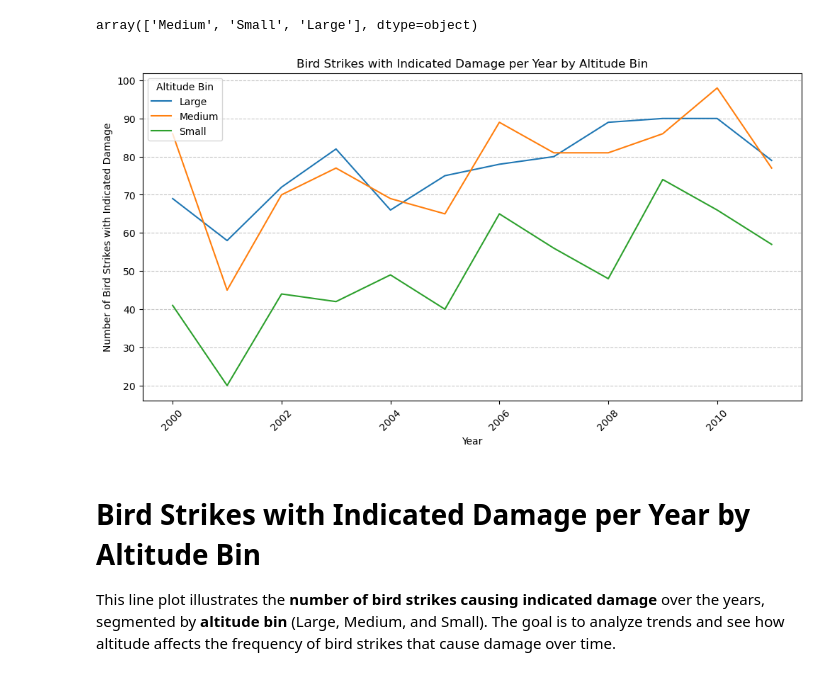
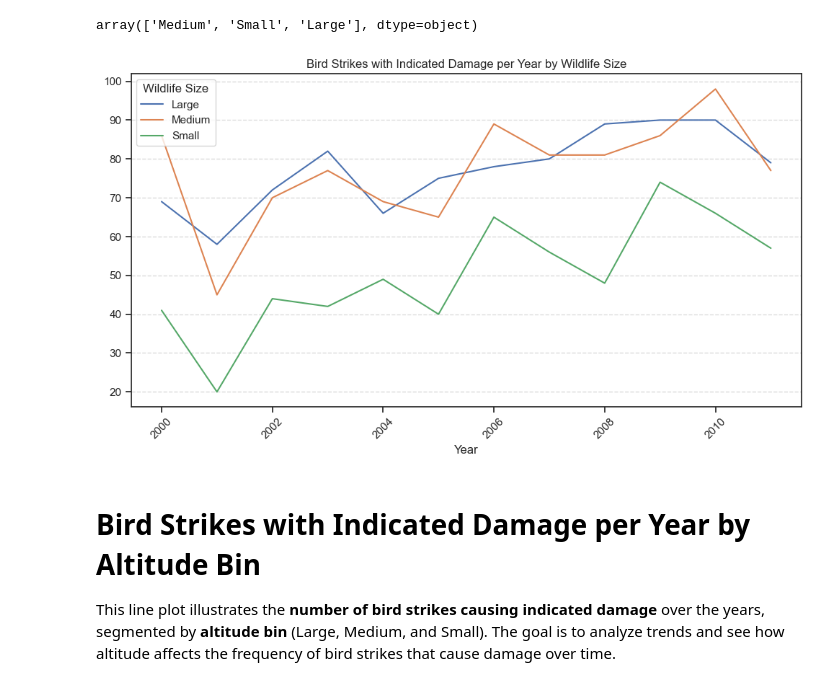
Before and after one commit to UsmanAhamed12/Data-Analyst-Intern-Project, a Jupyter notebook: BIRD STRIKES PROJECT/NoteBooks/BIRD STRIKES ANALYSIS.ipynb, the cells around one changed output. Drawn from its saved outputs; the diff is of its cells as text; code cells hidden in the pictures.

```diff
--- a/BIRD STRIKES PROJECT/NoteBooks/BIRD STRIKES ANALYSIS.ipynb
+++ b/BIRD STRIKES PROJECT/NoteBooks/BIRD STRIKES ANALYSIS.ipynb
@@ -9,8 +9,8 @@ import seaborn as sns
 pd.set_option('display.max_columns', None)
 # %%
 ## Import Dataset
-Data = pd.read_excel('/Users/inazawaelectronics/Documents/BIRD STRIKES PROJECT/Data-Analyst-Intern-Project/Data-Analyst-Intern-Project/BIRD STRIKES PROJECT/Bird Strikes data.xlsx')
-Data.head(3)
+Data = pd.read_excel('/Users/inazawaelectronics/Documents/BIRD STRIKES PROJECT/Data-Analyst-Intern-Project/Data-Analyst-Intern-Project/BIRD STRIKES PROJECT/Data/Bird Strikes data.xlsx')
+Data.head()
 # %% [output]
 |  | Record ID | Aircraft: Type | Airport: Name | Altitude bin | Aircraft: Make/Model | Wildlife: Number struck | ... |
 | 0 | 202152 | Airplane | LAGUARDIA NY | > 1000 ft | B-737-400 | Over 100 | ... |
@@ -623,26 +625,26 @@ array(['Medium', 'Small', 'Large'], dtype=object)
 # %%
 # Convert 'Effect: Indicated Damage' to integer (True = 1, False = 0)
 Data['Effect: Indicated Damage'] = Data['Effect: Indicated Damage'].astype(int)
 
 # Group by 'Year' and 'Altitude bin' and sum the 'Effect: Indicated Damage'
 grouped_data = Data.groupby(['Year', 'Wildlife: Size'], as_index=False)['Effect: Indicated Damage'].sum()
 
 # Plot using Seaborn lineplot
 plt.figure(figsize=(12, 6))
 sns.lineplot(data=grouped_data, x='Year', y='Effect: Indicated Damage', hue='Wildlife: Size')
 
 # Customize the plot
-plt.title('Bird Strikes with Indicated Damage per Year by Altitude Bin')
+plt.title('Bird Strikes with Indicated Damage per Year by Wildlife Size')
 plt.xlabel('Year')
-plt.ylabel('Number of Bird Strikes with Indicated Damage')
+plt.ylabel('')
 plt.xticks(rotation=45)
 plt.grid(axis='y', linestyle='--', alpha=0.7)
-plt.legend(title='Altitude Bin', loc='upper left')
+plt.legend(title='Wildlife Size', loc='upper left')
 
 # Display the plot
 plt.show()
 # %% [output]
-[figure, old version]
+[figure, new version]
 # %% [markdown]
 # Bird Strikes with Indicated Damage per Year by Altitude Bin
 
```
Also changed, not shown: parts of 2 cells of this notebook, 4 other files.
